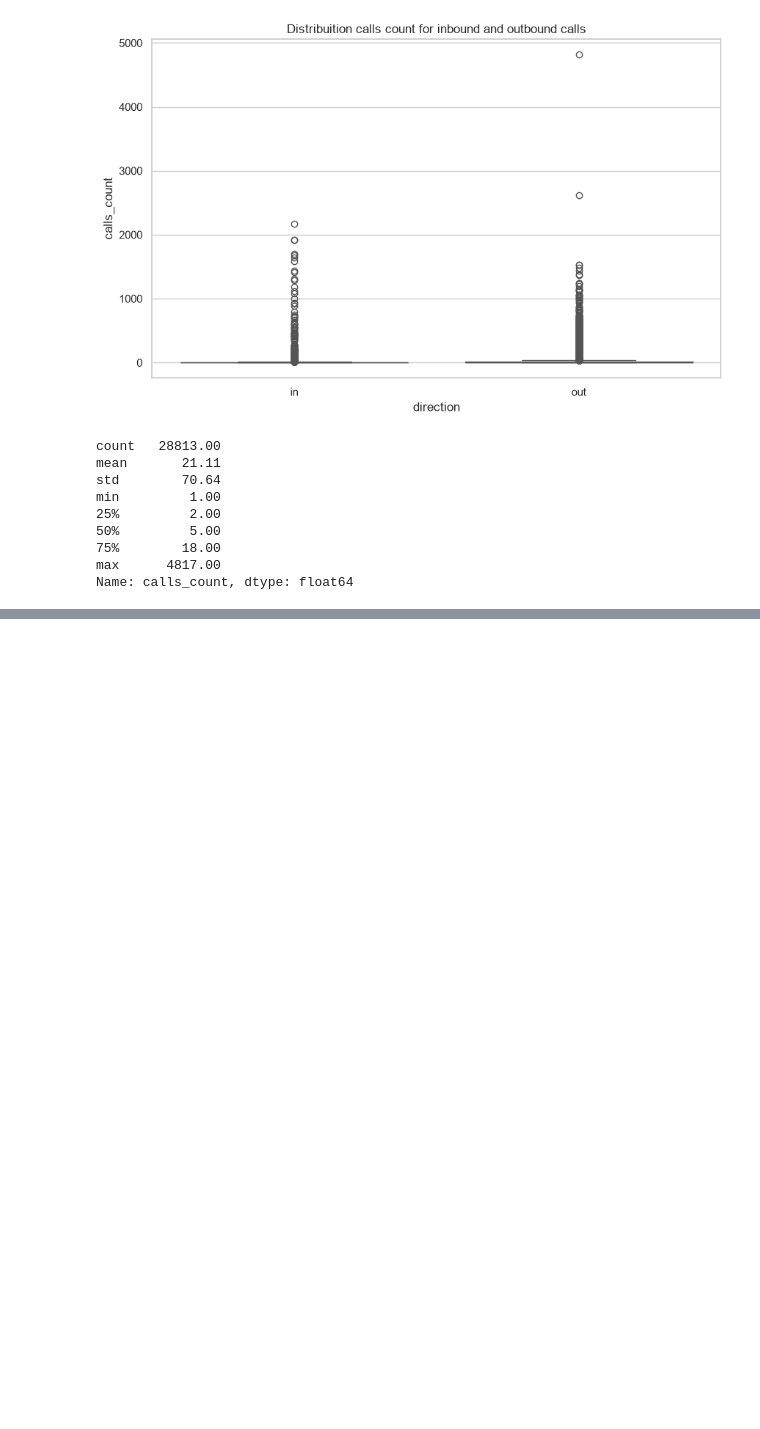
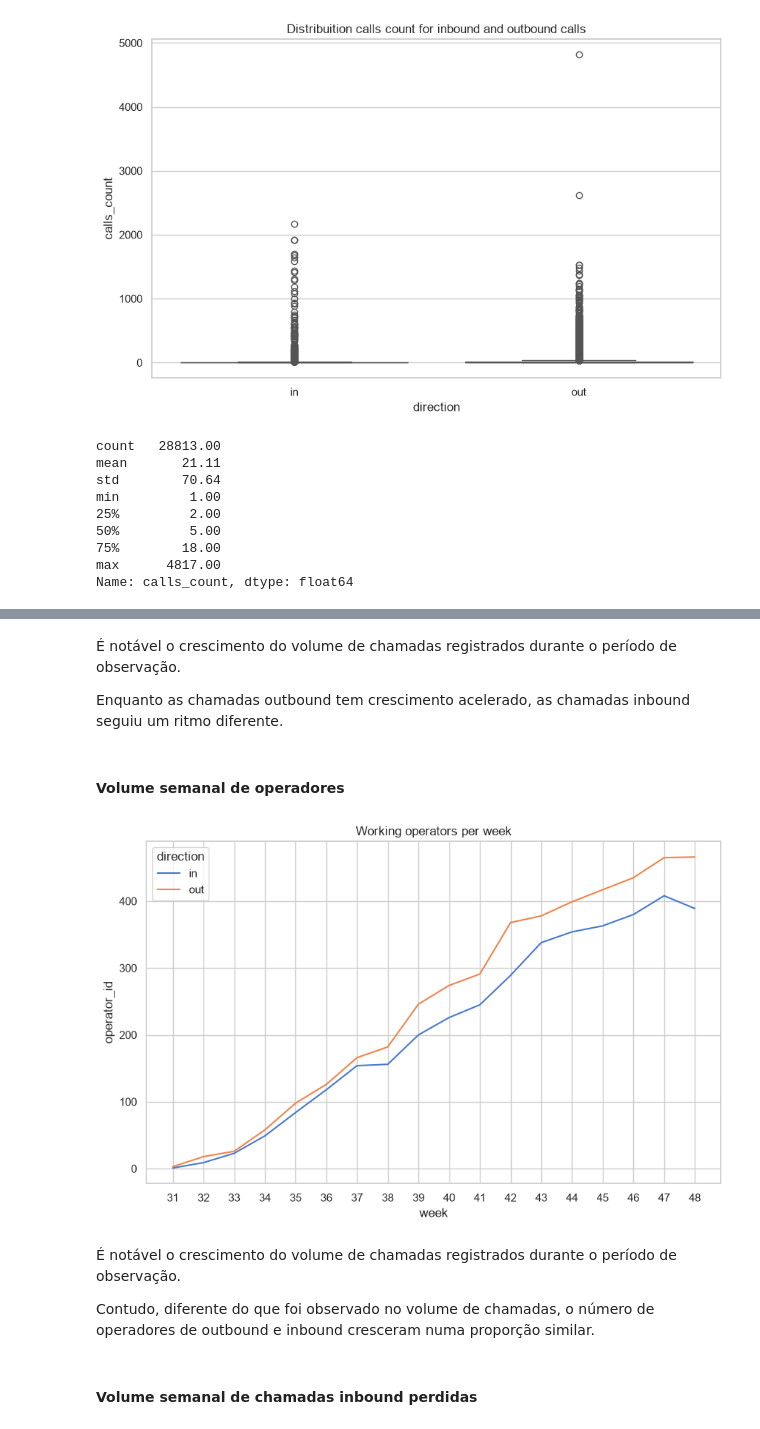
Before and after one commit to rodriguesbrian/tt14_call_me_maybe_project, a Jupyter notebook: notebook/analysis.ipynb, the cells around one changed output, grey strips where cells are left out. Cells and saved outputs as stored; diff of their text form; code cells hidden in the pictures; blank space fills up the shorter version.

```diff
--- a/notebook/analysis.ipynb
+++ b/notebook/analysis.ipynb
@@ -472,0 +491,20 @@ Em contrapartida, as chamadas outbound apresentam uma distribuição muito mais
+# %% [markdown]
+É notável o crescimento do volume de chamadas registrados durante o período de observação.
+
+Enquanto as chamadas outbound tem crescimento acelerado, as chamadas inbound seguiu um ritmo diferente.
+# %% [markdown]
+#### Volume semanal de operadores
+# %%
+# criação gráfico de linhas para visualização temporal
+sns.lineplot(data=telecom_ops.groupby(['week', 'direction'])['operator_id'].nunique().reset_index(), x='week', y='operator_id', hue='direction')
+plt.title('Working operators per week')
+plt.xticks(telecom_ops['week'].unique())
+plt.show()
+# %% [output]
+[figure, added]
+# %% [markdown]
+É notável o crescimento do volume de chamadas registrados durante o período de observação.
+
+Contudo, diferente do que foi observado no volume de chamadas, o número de operadores de outbound e inbound cresceram numa proporção similar.
+# %% [markdown]
+#### Volume semanal de chamadas inbound perdidas
```
Also changed, not shown: parts of 17 cells of this notebook.
